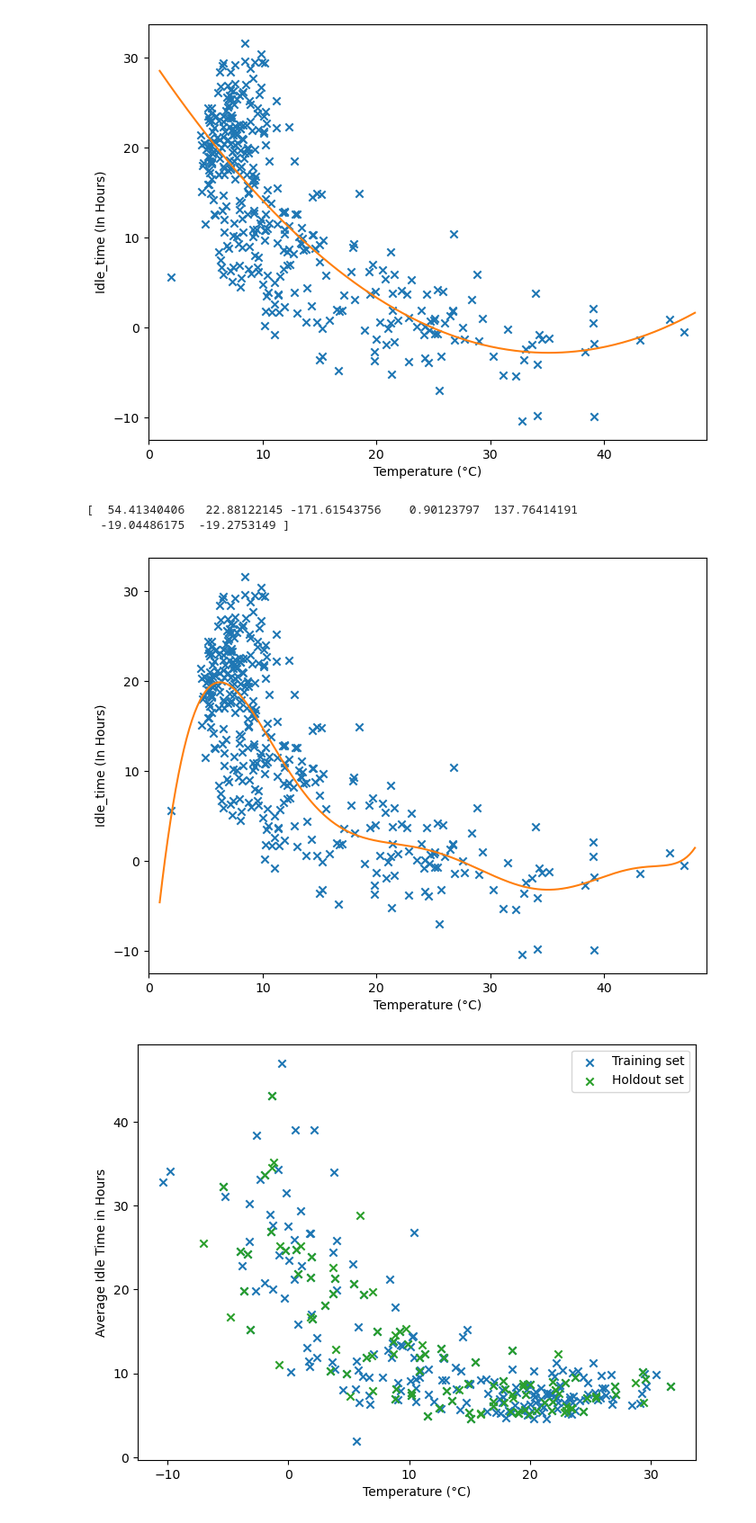
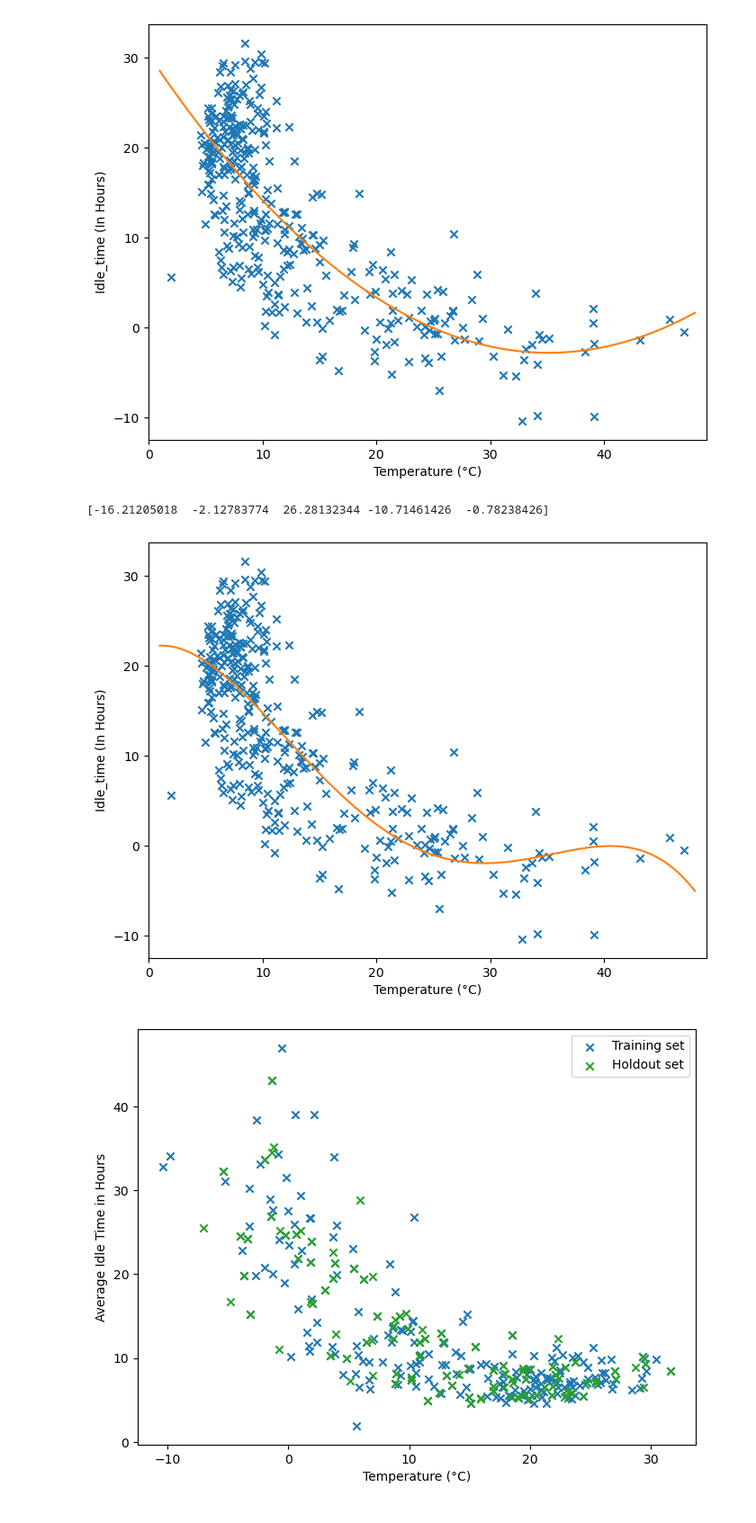
Before and after one commit to lauribus/DSMLproject, a Jupyter notebook: ProjectBikes_training_data.ipynb, the cells around one changed output. Shown at 90% size. Drawn from its saved outputs; the diff is of its cells as text; code cells hidden in the pictures.

```diff
--- a/ProjectBikes_training_data.ipynb
+++ b/ProjectBikes_training_data.ipynb
@@ -151,0 +154,18 @@ memory usage: 223.9 MB
+# %%
+# Let's map time of day and day of week to our DF
+
+
+def get_weekday(ts):
+    return ts.weekday()
+
+def get_hour(ts):
+    return ts.hour
+
+def get_month(ts):
+    return ts.month
+# %%
+bikes["Month"]=bikes["start_time"].apply(lambda x: get_month(x))
+bikes["Weekday"]=bikes["start_time"].apply(lambda x: get_weekday(x))
+bikes["Hour"]=bikes["start_time"].apply(lambda x: get_hour(x))
+bikes["Is Weekend"] = bikes.Weekday > 4
+bikes.head(5555565)
@@ -953,11 +987,10 @@ plot_regression_poly(x = xp, y=yp, d = 2)
 [ 13.59290318 -12.85368858   0.2495866 ]
 [figure]
 # %%
-plot_regression_poly(x = xp, y=yp, d = 8) #trying out other values for "d"
+plot_regression_poly(x = xp, y=yp, d = 4) #trying out other values for "d"
 # %% [output]
-[  54.41340406   22.88122145 -171.61543756    0.90123797  137.76414191
-  -19.04486175  -19.2753149 ]
+[-16.21205018  -2.12783774  26.28132344 -10.71461426  -0.78238426]
-[figure, old version]
+[figure, new version]
 # %%
 # create an array
 X = avg['temperature']
```
Also changed, not shown: parts of 2 cells of this notebook.
